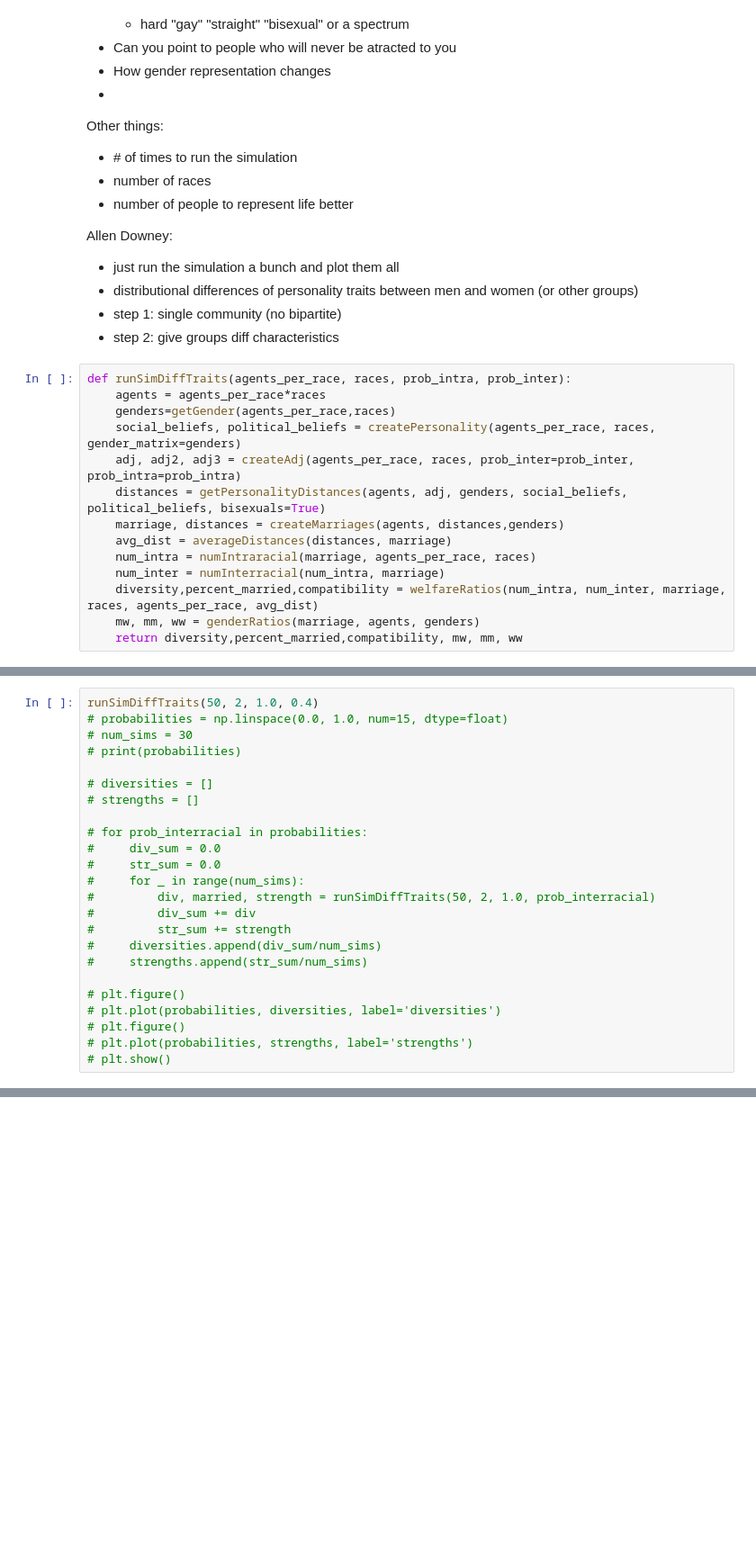
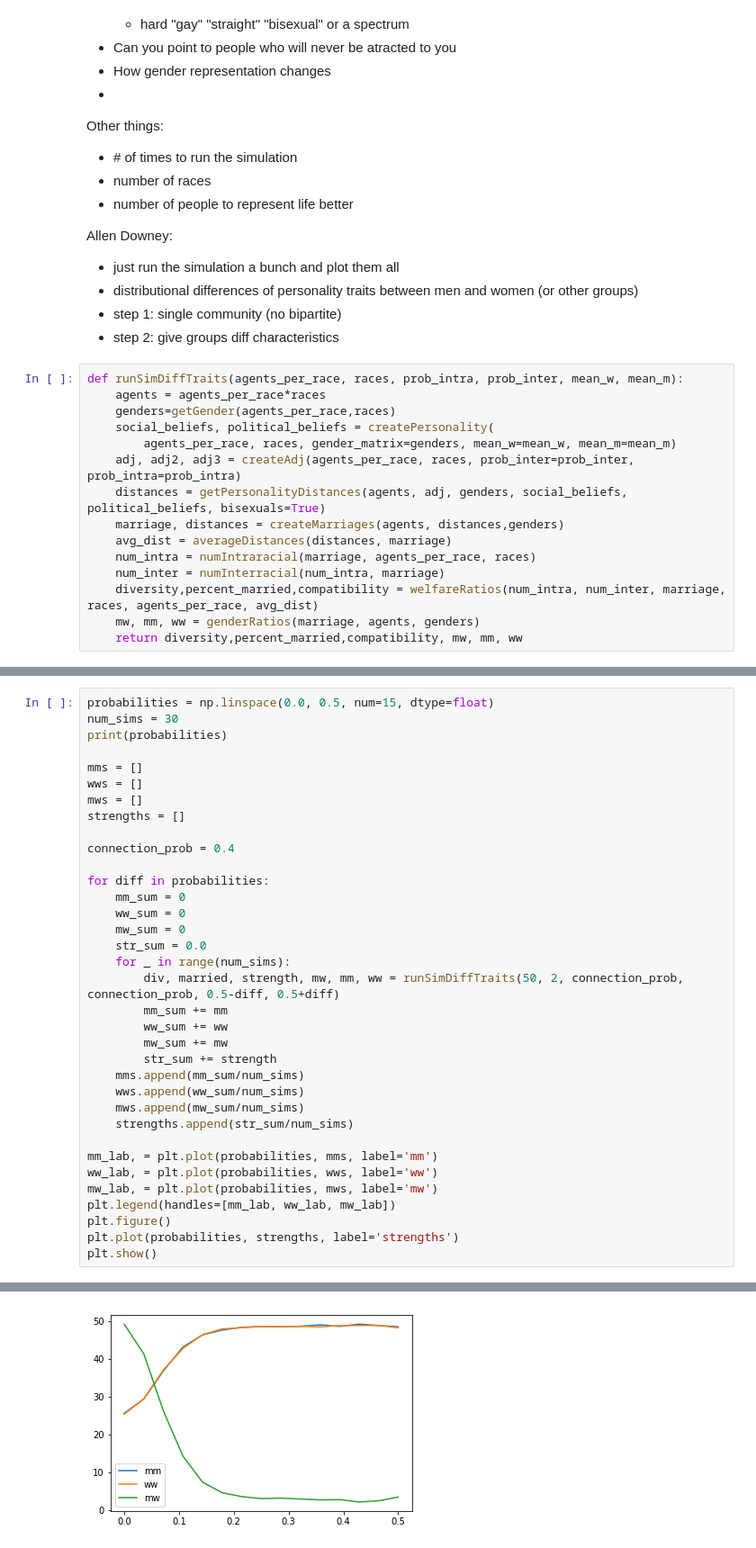
Before and after one commit to poosomooso/Gaygents, a Jupyter notebook: Gaygents_Extension.ipynb, the cells around one changed output, grey strips where cells are left out. Shown at 90% size. Saved outputs shown, nothing was run; the diff lists cells and outputs as text; blank space fills up the shorter version.

Commit message:
running replication for longer; plotted diff traits

```diff
--- a/Gaygents_Extension.ipynb
+++ b/Gaygents_Extension.ipynb
@@ -78,10 +78,11 @@ Allen Downey:
 * step 1: single community (no bipartite)
 * step 2: give groups diff characteristics
 # %%
-def runSimDiffTraits(agents_per_race, races, prob_intra, prob_inter):
+def runSimDiffTraits(agents_per_race, races, prob_intra, prob_inter, mean_w, mean_m):
     agents = agents_per_race*races
     genders=getGender(agents_per_race,races)
-    social_beliefs, political_beliefs = createPersonality(agents_per_race, races, gender_matrix=genders)
+    social_beliefs, political_beliefs = createPersonality(
+        agents_per_race, races, gender_matrix=genders, mean_w=mean_w, mean_m=mean_m)
     adj, adj2, adj3 = createAdj(agents_per_race, races, prob_inter=prob_inter, prob_intra=prob_intra)
     distances = getPersonalityDistances(agents, adj, genders, social_beliefs, political_beliefs, bisexuals=True)
     marriage, distances = createMarriages(agents, distances,genders)
@@ -94,25 +99,36 @@ def runSimDiffTraits(agents_per_race, races, prob_intra, prob_inter):
 # %%
-runSimDiffTraits(50, 2, 1.0, 0.4)
-# probabilities = np.linspace(0.0, 1.0, num=15, dtype=float)
-# num_sims = 30
-# print(probabilities)
+probabilities = np.linspace(0.0, 0.5, num=15, dtype=float)
+num_sims = 30
+print(probabilities)
 
-# diversities = []
-# strengths = []
+mms = []
+wws = []
+mws = []
+strengths = []
 
-# for prob_interracial in probabilities:
-#     div_sum = 0.0
-#     str_sum = 0.0
-#     for _ in range(num_sims):
-#         div, married, strength = runSimDiffTraits(50, 2, 1.0, prob_interracial)
-#         div_sum += div
-#         str_sum += strength
-#     diversities.append(div_sum/num_sims)
-#     strengths.append(str_sum/num_sims)
+connection_prob = 0.4
 
-# plt.figure()
-# plt.plot(probabilities, diversities, label='diversities')
-# plt.figure()
-# plt.plot(probabilities, strengths, label='strengths')
-# plt.show()
+for diff in probabilities:
+    mm_sum = 0
+    ww_sum = 0
+    mw_sum = 0
+    str_sum = 0.0
+    for _ in range(num_sims):
+        div, married, strength, mw, mm, ww = runSimDiffTraits(50, 2, connection_prob, connection_prob, 0.5-diff, 0.5+diff)
+        mm_sum += mm
+        ww_sum += ww
+        mw_sum += mw
+        str_sum += strength
+    mms.append(mm_sum/num_sims)
+    wws.append(ww_sum/num_sims)
+    mws.append(mw_sum/num_sims)
+    strengths.append(str_sum/num_sims)
+
+mm_lab, = plt.plot(probabilities, mms, label='mm')
+ww_lab, = plt.plot(probabilities, wws, label='ww')
+mw_lab, = plt.plot(probabilities, mws, label='mw')
+plt.legend(handles=[mm_lab, ww_lab, mw_lab])
+plt.figure()
+plt.plot(probabilities, strengths, label='strengths')
+plt.show()
 # %% [output]
@@ -119,0 +138 @@ runSimDiffTraits(50, 2, 1.0, 0.4)
+[figure, added]
```
Also changed, not shown: parts of 3 cells of this notebook, 2 other files.
